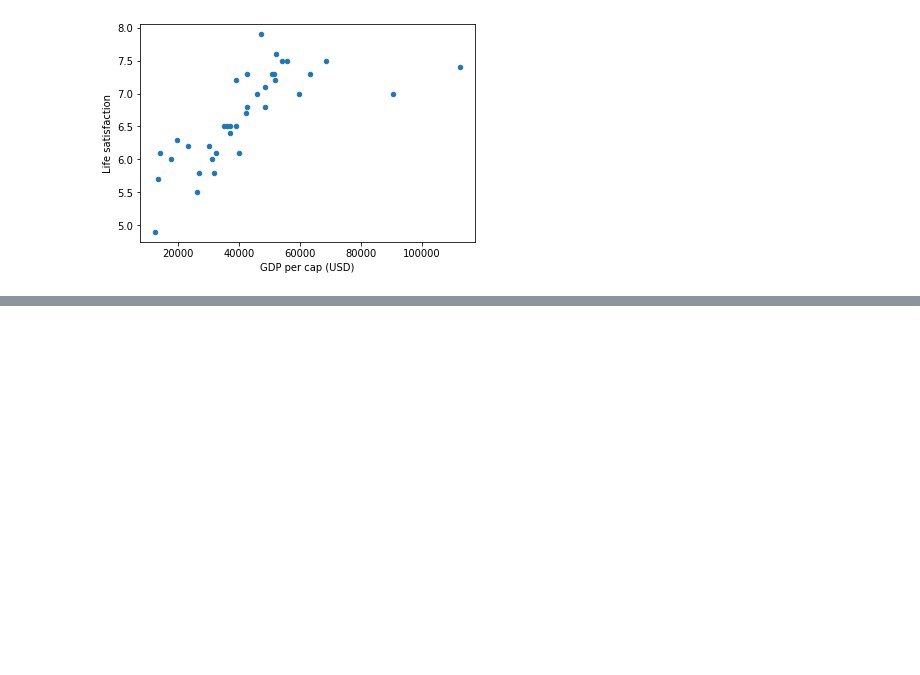
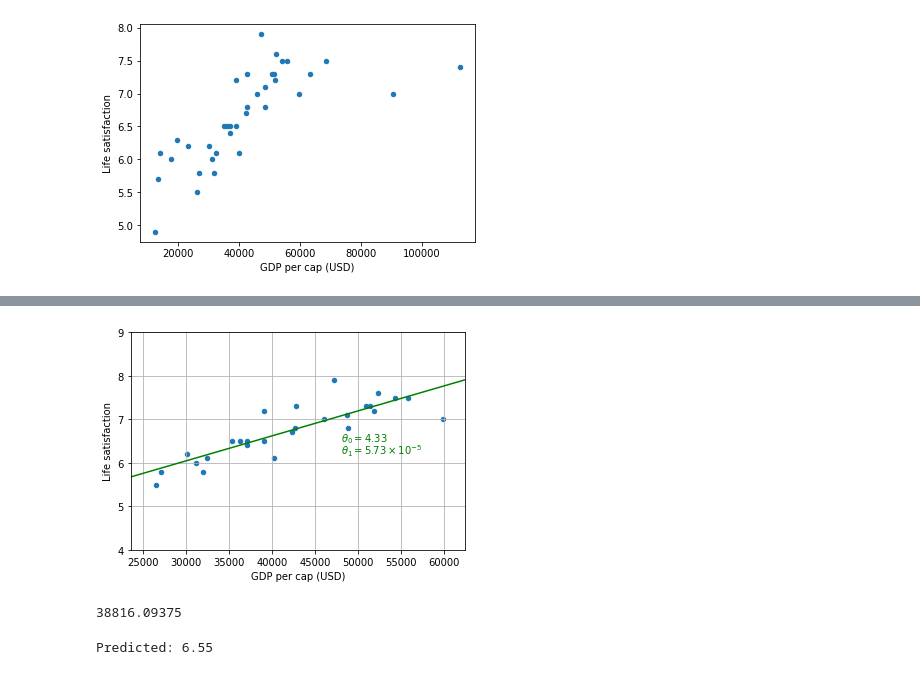
Before and after one commit to Slontus/data, a Jupyter notebook: bli.ipynb, the cells around one changed output, grey strips where cells are left out. Saved outputs shown, nothing was run; the diff lists cells and outputs as text; code cells hidden in the pictures; blank space fills up the shorter version.

```diff
--- a/bli.ipynb
+++ b/bli.ipynb
@@ -91,0 +163,20 @@ plt.show()
+# %%
+part_data.plot(kind='scatter', x='GDP per cap (USD)', y='Life satisfaction', grid=True)
+X = np.linspace(min_gdp, max_gdp, 1000)
+plt.plot(X, t0 + t1*X, color='g')
+plt.text(48_000, 6.5, fr"$\theta_0 = {t0:.2f}$", color='g')
+plt.text(48_000, 6.2, fr"$\theta_1 = {t1*1e5:.2f}\times 10^{{-5}}$", color='g')
+plt.axis([min_gdp, max_gdp, 4, 9])
+plt.show()
+# %% [output]
+[figure, added]
+# %%
+cyprus_gdp_per_capita = gdp2020['GDP per cap (USD)'].loc['Cyprus']
+cyprus_gdp_per_capita
+# %% [output]
+38816.09375
+# %%
+cyprus_predicted_life_satisfaction = model1.predict([[cyprus_gdp_per_capita]])
+print(f'Predicted: {cyprus_predicted_life_satisfaction[0,0]:.2f}')
+# %% [output]
+Predicted: 6.55
```
Also changed, not shown: parts of 8 cells of this notebook.
